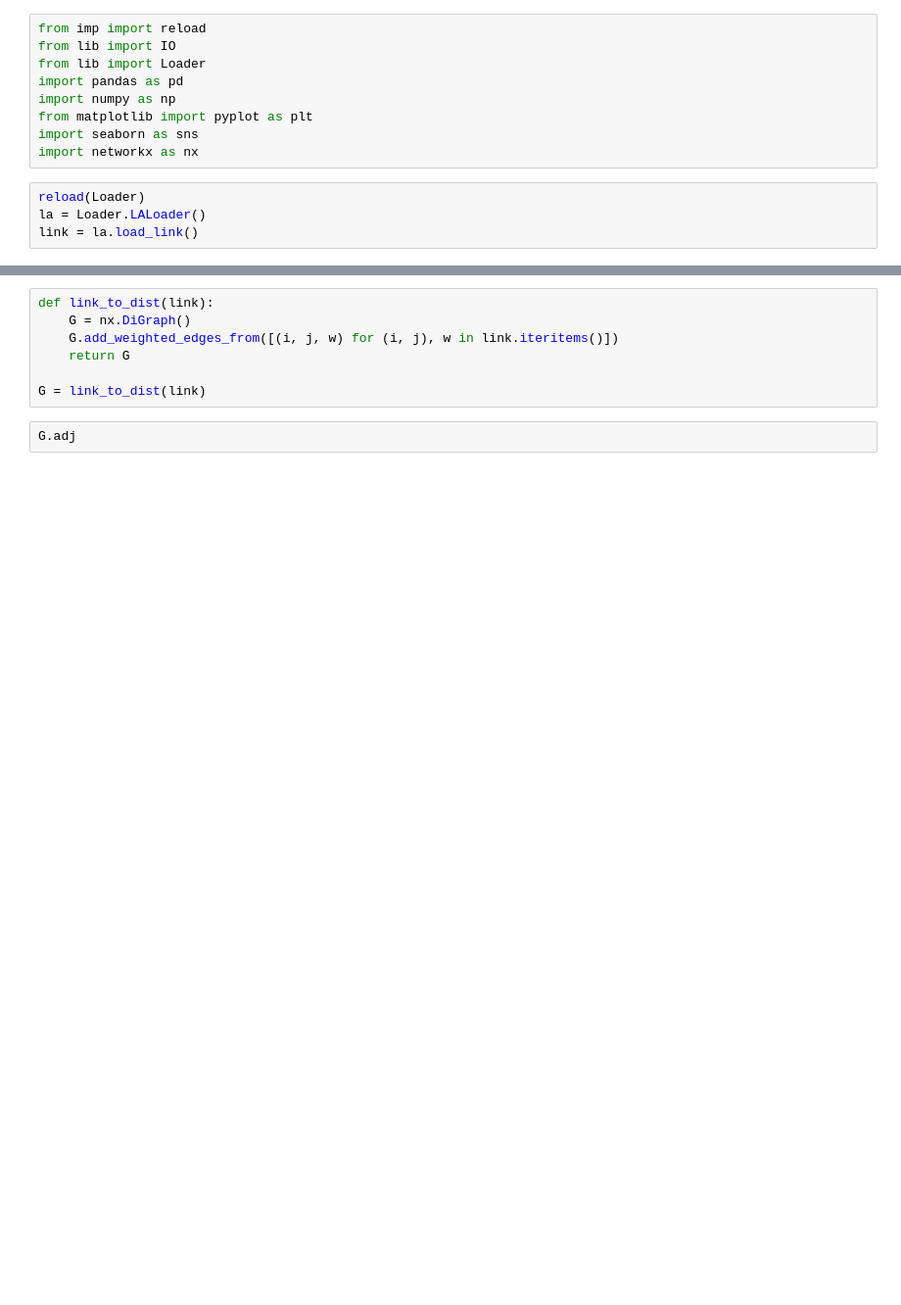
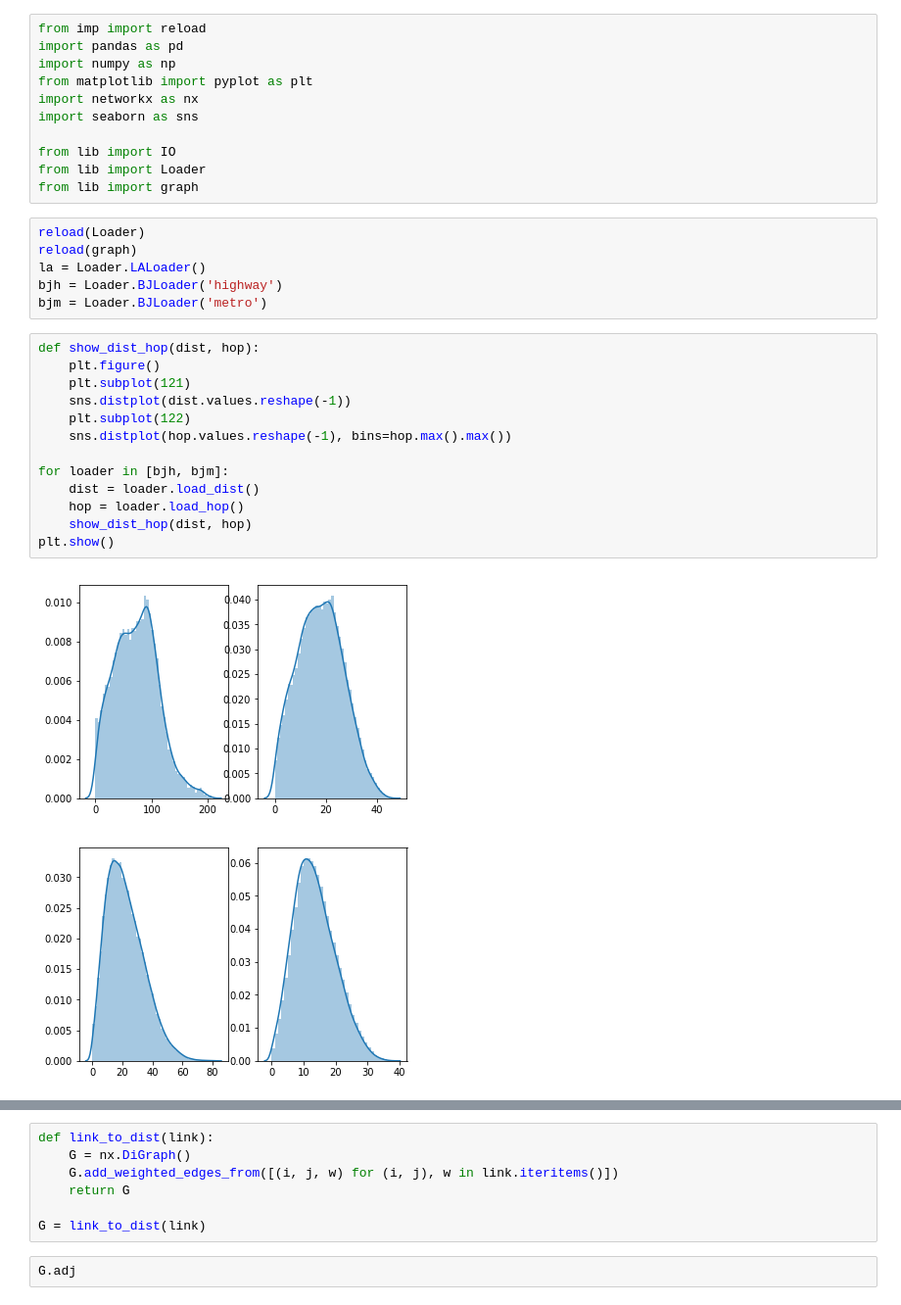
Before and after one commit to shawnwan47/ST_Attention, a Jupyter notebook: Untitled.ipynb, the cells around one changed output, grey strips where cells are left out. Shown: that part at 98% size. Cells and saved outputs as stored; diff of their text form; blank space fills up the shorter version.

Commit message:
introduce networkx for graph algorithms

```diff
--- a/Untitled.ipynb
+++ b/Untitled.ipynb
@@ -1,13 +1,33 @@
 # %%
 from imp import reload
-from lib import IO
-from lib import Loader
 import pandas as pd
 import numpy as np
 from matplotlib import pyplot as plt
+import networkx as nx
 import seaborn as sns
-import networkx as nx
+
+from lib import IO
+from lib import Loader
+from lib import graph
-# %%
-reload(Loader)
-la = Loader.LALoader()
-link = la.load_link()
+# %%
+reload(Loader)
+reload(graph)
+la = Loader.LALoader()
+bjh = Loader.BJLoader('highway')
+bjm = Loader.BJLoader('metro')
+# %%
+def show_dist_hop(dist, hop):
+    plt.figure()
+    plt.subplot(121)
+    sns.distplot(dist.values.reshape(-1))
+    plt.subplot(122)
+    sns.distplot(hop.values.reshape(-1), bins=hop.max().max())
+
+for loader in [bjh, bjm]:
+    dist = loader.load_dist()
+    hop = loader.load_hop()
+    show_dist_hop(dist, hop)
+plt.show()
+# %% [output]
+[figure, added]
+[figure, added]
```
Also changed, not shown: parts of 6 cells of this notebook, 14 other files.
